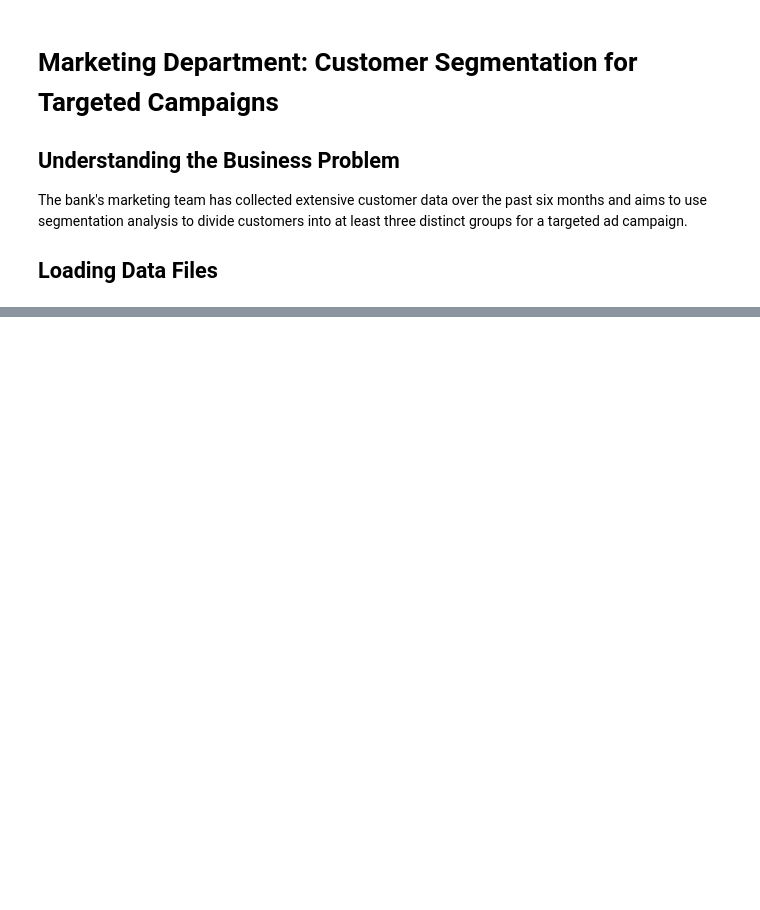
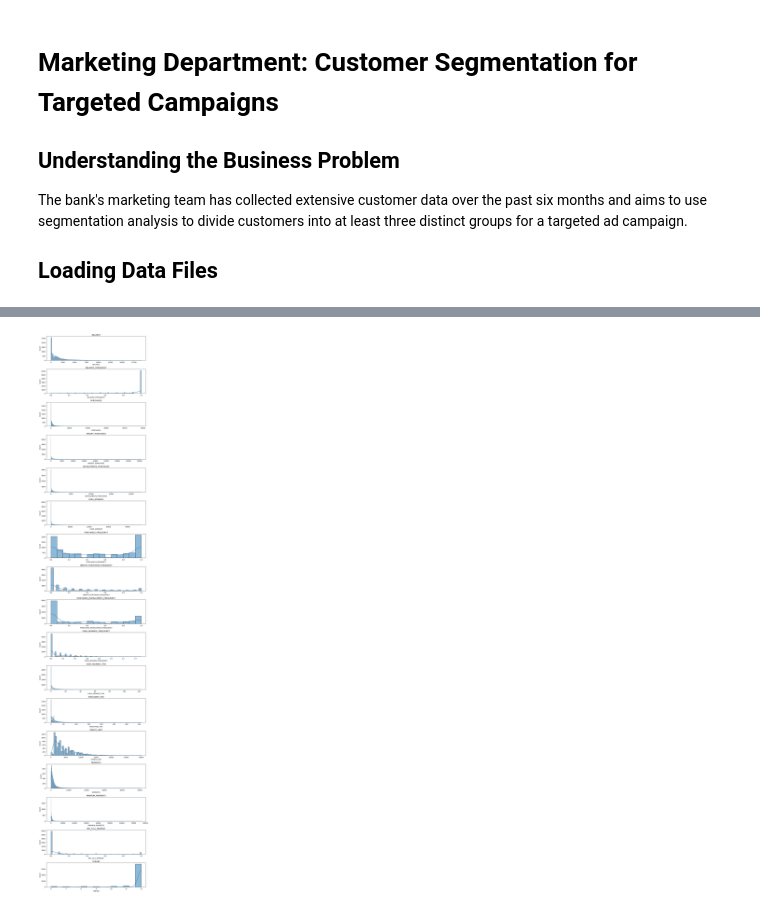
Before and after one commit to yildiramdsa/data-driven-department-optimization, a Jupyter notebook: notebooks/human_resources_department.ipynb, the cells around one changed output, grey strips where cells are left out. Cells and saved outputs as stored; diff of their text form; code cells hidden in the pictures; blank space fills up the shorter version.

Commit message:
K-Means

```diff
--- a/notebooks/human_resources_department.ipynb
+++ b/notebooks/human_resources_department.ipynb
@@ -548,8 +553,8 @@ The bank's marketing team has collected extensive customer data over the past si
 
 ## Loading Data Files
 # %%
-marketing_df = pd.read_csv('../data/raw/marketing-department.csv')
-marketing_df.head()
+credit_card_df = pd.read_csv('../data/raw/marketing-department.csv')
+credit_card_df.head()
 # %% [output]
 |  | CUST_ID | BALANCE | BALANCE_FREQUENCY | PURCHASES | ONEOFF_PURCHASES | INSTALLMENTS_PURCHASES | CASH_ADVANCE | ... |
 | 0 | C10001 | 40.900749 | 0.818182 | 95.40 | 0.00 | 95.4 | 0.000000 | ... |
@@ -559,0 +631,3 @@ marketing_df.head()
+# %%
+credit_card_df.loc[(credit_card_df['MINIMUM_PAYMENTS'].isnull() == True), 'MINIMUM_PAYMENTS'] = credit_card_df['MINIMUM_PAYMENTS'].mean()
+credit_card_df.loc[(credit_card_df['CREDIT_LIMIT'].isnull() == True), 'CREDIT_LIMIT'] = credit_card_df['CREDIT_LIMIT'].mean()
@@ -559,0 +660,3 @@ marketing_df.head()
+# %%
+credit_card_df.drop('CUST_ID', axis = 1, inplace = True)
+credit_card_df.head()
@@ -559,0 +684,12 @@ marketing_df.head()
+# %%
+plt.figure(figsize=(10, 50))
+for i in range(len(credit_card_df.columns)):
+    # Create a subplot for each column
+    plt.subplot(len(credit_card_df.columns), 1, i + 1)
+    # Plot the histogram with KDE (Kernel Density Estimate)
+    sns.histplot(credit_card_df[credit_card_df.columns[i]], kde=True)
+    # Add a title for each subplot using the column name
+    plt.title(credit_card_df.columns[i])
+plt.tight_layout()
+# %% [output]
+[figure, added]
```
Also changed, not shown: parts of 27 cells of this notebook.
